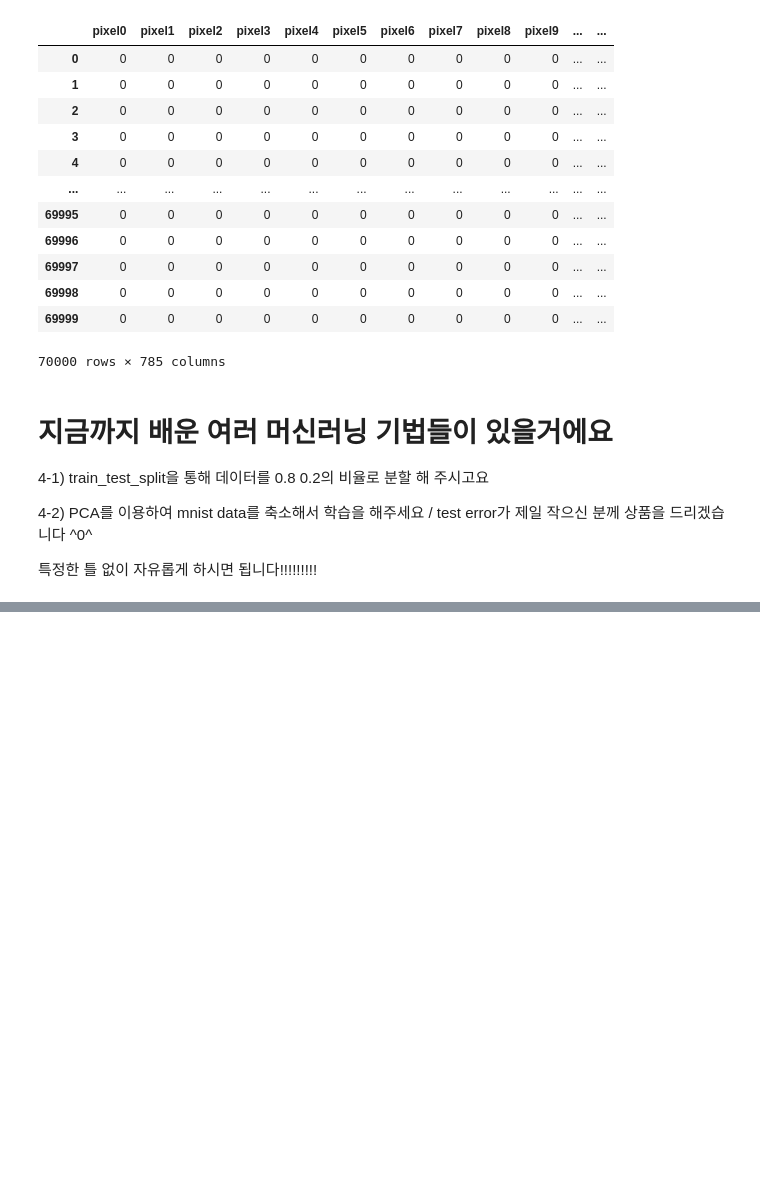
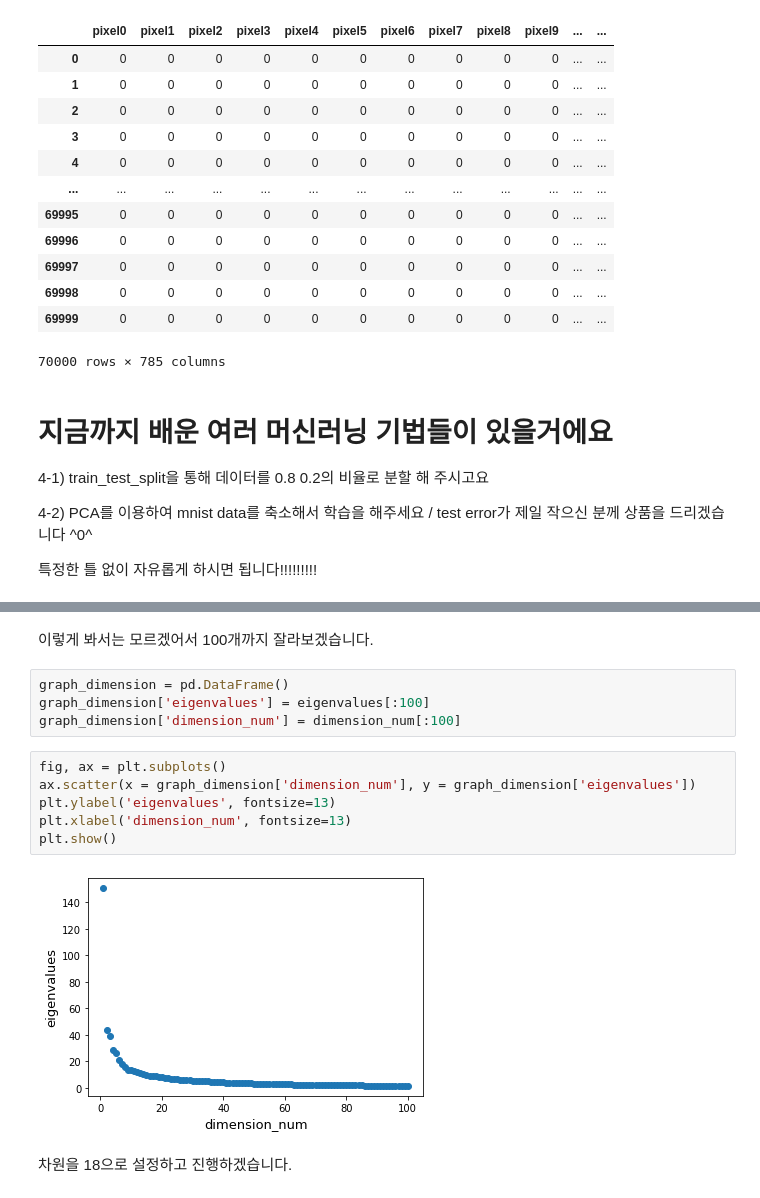
Before and after one commit to minjoong507/Tobigs_repo, a Jupyter notebook: 5_week/PCA/week5_PCA_정민준.ipynb, the cells around one changed output, grey strips where cells are left out. Cells and saved outputs as stored; diff of their text form; blank space fills up the shorter version.

```diff
--- a/5_week/PCA/week5_PCA_정민준.ipynb
+++ b/5_week/PCA/week5_PCA_정민준.ipynb
@@ -385,0 +422,16 @@ Name: y, Length: 70000, dtype: float64
+# %% [markdown]
+이렇게 봐서는 모르겠어서 100개까지 잘라보겠습니다.
+# %%
+graph_dimension = pd.DataFrame()
+graph_dimension['eigenvalues'] = eigenvalues[:100]
+graph_dimension['dimension_num'] = dimension_num[:100]
+# %%
+fig, ax = plt.subplots()
+ax.scatter(x = graph_dimension['dimension_num'], y = graph_dimension['eigenvalues'])
+plt.ylabel('eigenvalues', fontsize=13)
+plt.xlabel('dimension_num', fontsize=13)
+plt.show()
+# %% [output]
+[figure, added]
+# %% [markdown]
+차원을 18으로 설정하고 진행하겠습니다.
```
Also changed, not shown: parts of 13 cells of this notebook, 1 other file.
